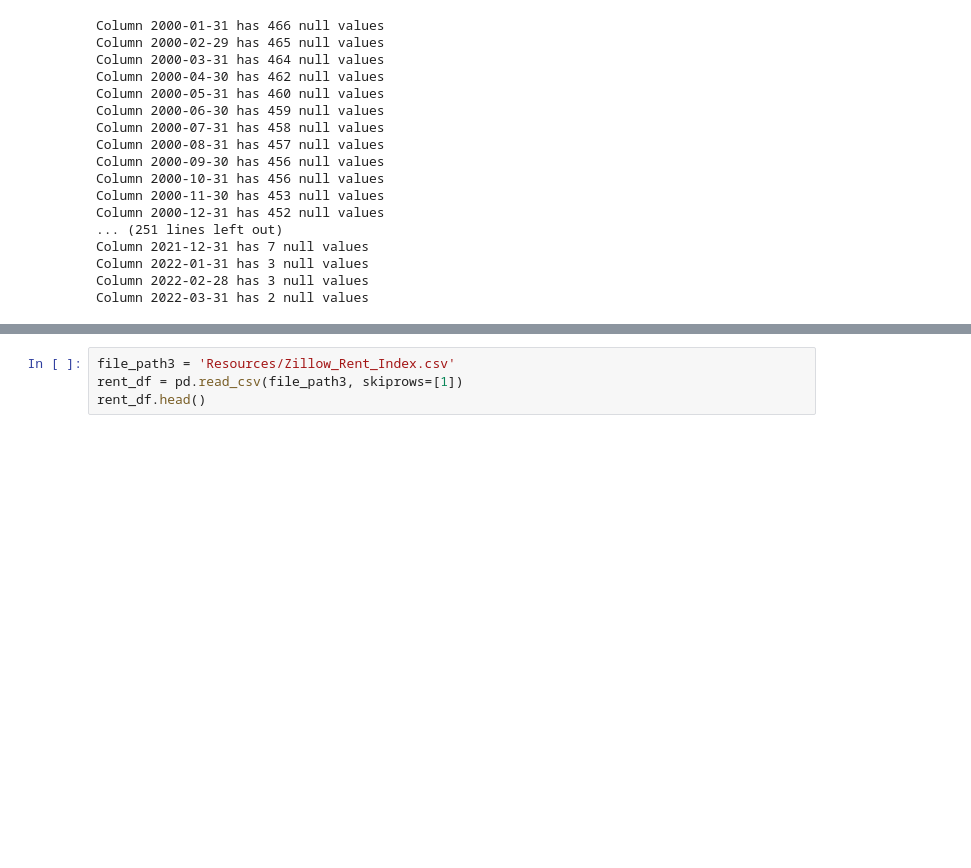
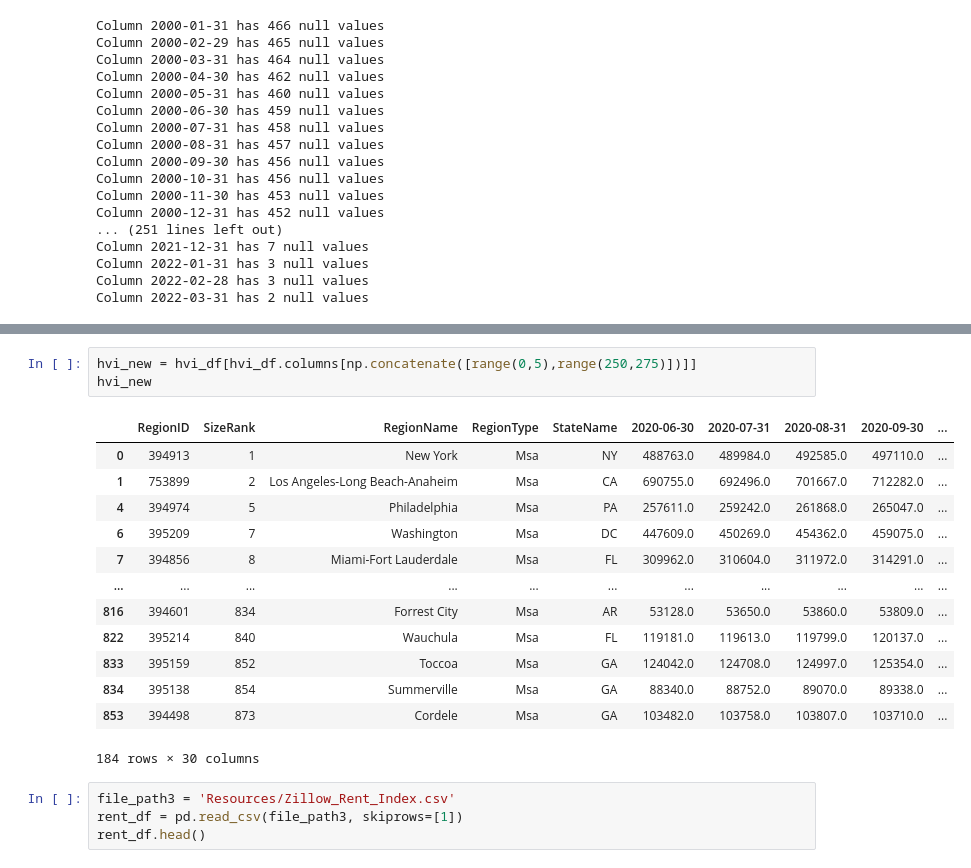
Before and after one commit to mein0819/Final_Project, a Jupyter notebook: Initial_Data_Exploration.ipynb, the cells around one changed output, grey strips where cells are left out. Cells and saved outputs as stored; diff of their text form; blank space fills up the shorter version.

```diff
--- a/Initial_Data_Exploration.ipynb
+++ b/Initial_Data_Exploration.ipynb
@@ -163,3 +155,20 @@ city_only
+# %%
+hvi_new = hvi_df[hvi_df.columns[np.concatenate([range(0,5),range(250,275)])]]
+hvi_new
+# %% [output]
+|  | RegionID | SizeRank | RegionName | RegionType | StateName | 2020-06-30 | 2020-07-31 | 2020-08-31 | 2020-09-30 | ... |
+| 0 | 394913 | 1 | New York | Msa | NY | 488763.0 | 489984.0 | 492585.0 | 497110.0 | ... |
+| 1 | 753899 | 2 | Los Angeles-Long Beach-Anaheim | Msa | CA | 690755.0 | 692496.0 | 701667.0 | 712282.0 | ... |
+| 4 | 394974 | 5 | Philadelphia | Msa | PA | 257611.0 | 259242.0 | 261868.0 | 265047.0 | ... |
+| 6 | 395209 | 7 | Washington | Msa | DC | 447609.0 | 450269.0 | 454362.0 | 459075.0 | ... |
+| 7 | 394856 | 8 | Miami-Fort Lauderdale | Msa | FL | 309962.0 | 310604.0 | 311972.0 | 314291.0 | ... |
+| ... | ... | ... | ... | ... | ... | ... | ... | ... | ... | ... |
+| 816 | 394601 | 834 | Forrest City | Msa | AR | 53128.0 | 53650.0 | 53860.0 | 53809.0 | ... |
+| 822 | 395214 | 840 | Wauchula | Msa | FL | 119181.0 | 119613.0 | 119799.0 | 120137.0 | ... |
+| 833 | 395159 | 852 | Toccoa | Msa | GA | 124042.0 | 124708.0 | 124997.0 | 125354.0 | ... |
+| 834 | 395138 | 854 | Summerville | Msa | GA | 88340.0 | 88752.0 | 89070.0 | 89338.0 | ... |
+| 853 | 394498 | 873 | Cordele | Msa | GA | 103482.0 | 103758.0 | 103807.0 | 103710.0 | ... |
+184 rows × 30 columns
 # %%
 file_path3 = 'Resources/Zillow_Rent_Index.csv'
 rent_df = pd.read_csv(file_path3, skiprows=[1])
```
Also changed, not shown: parts of 23 cells of this notebook.
